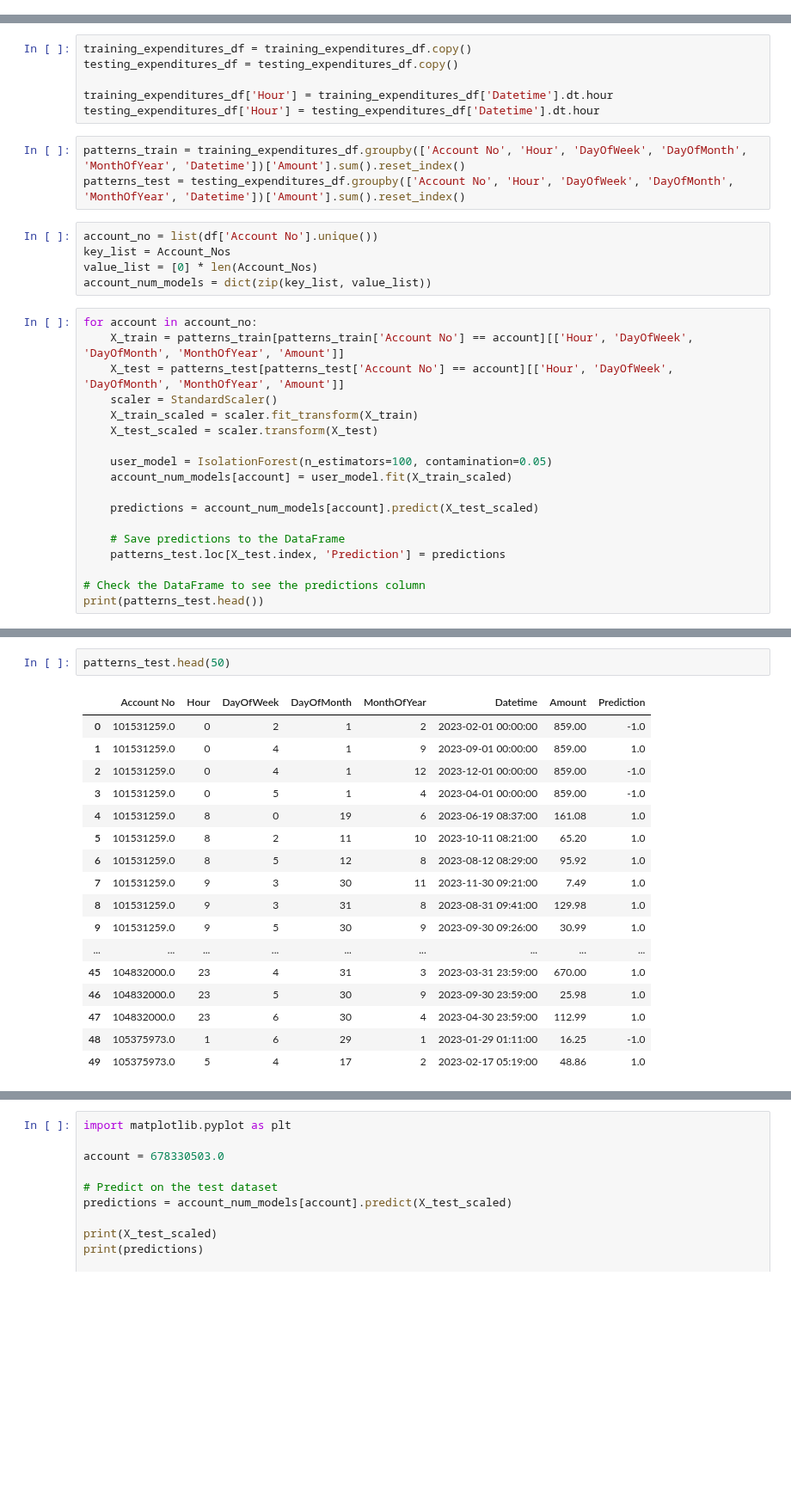
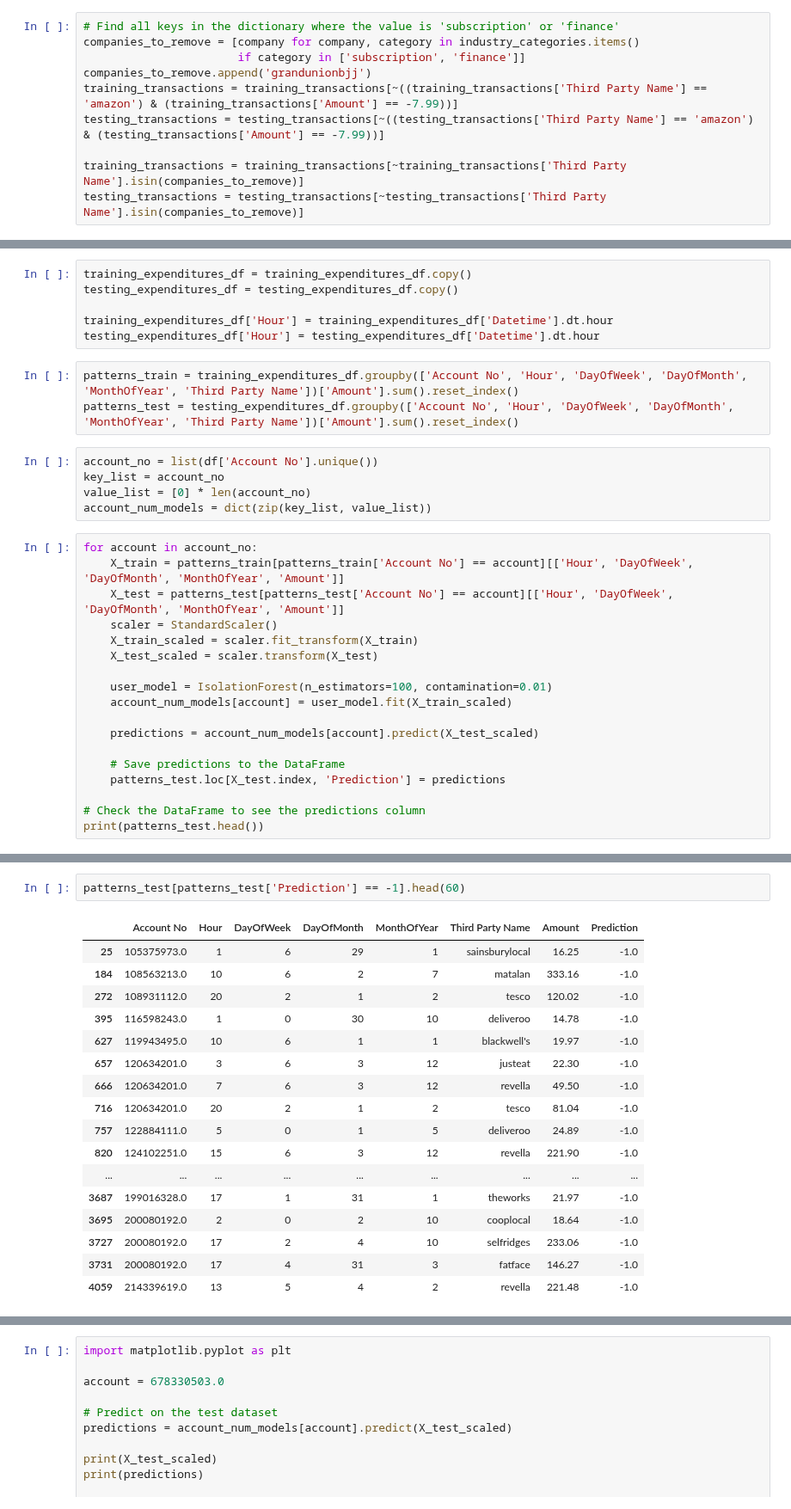
Before and after one commit to UoB-DSMP-2023-24/dsmp-2024-group27, a Jupyter notebook: AnomalyDetection/User Isolation Forest.ipynb, the cells around one changed output, grey strips where cells are left out. Shown at 86% size. Drawn from its saved outputs; the diff is of its cells as text; blank space fills up the shorter version.

```diff
--- a/AnomalyDetection/User Isolation Forest.ipynb
+++ b/AnomalyDetection/User Isolation Forest.ipynb
@@ -13,0 +36,10 @@ training_transactions, testing_transactions = train_test_split(df, test_size=0.2
+# %%
+# Find all keys in the dictionary where the value is 'subscription' or 'finance'
+companies_to_remove = [company for company, category in industry_categories.items()
+                       if category in ['subscription', 'finance']]
+companies_to_remove.append('grandunionbjj')
+training_transactions = training_transactions[~((training_transactions['Third Party Name'] == 'amazon') & (training_transactions['Amount'] == -7.99))]
+testing_transactions = testing_transactions[~((testing_transactions['Third Party Name'] == 'amazon') & (testing_transactions['Amount'] == -7.99))]
+
+training_transactions = training_transactions[~training_transactions['Third Party Name'].isin(companies_to_remove)]
+testing_transactions = testing_transactions[~testing_transactions['Third Party Name'].isin(companies_to_remove)]
@@ -37,12 +85,12 @@ testing_expenditures_df = testing_expenditures_df.copy()
 training_expenditures_df['Hour'] = training_expenditures_df['Datetime'].dt.hour
 testing_expenditures_df['Hour'] = testing_expenditures_df['Datetime'].dt.hour
 # %%
-patterns_train = training_expenditures_df.groupby(['Account No', 'Hour', 'DayOfWeek', 'DayOfMonth', 'MonthOfYear', 'Datetime'])['Amount'].sum().reset_index()
-patterns_test = testing_expenditures_df.groupby(['Account No', 'Hour', 'DayOfWeek', 'DayOfMonth', 'MonthOfYear', 'Datetime'])['Amount'].sum().reset_index()
+patterns_train = training_expenditures_df.groupby(['Account No', 'Hour', 'DayOfWeek', 'DayOfMonth', 'MonthOfYear', 'Third Party Name'])['Amount'].sum().reset_index()
+patterns_test = testing_expenditures_df.groupby(['Account No', 'Hour', 'DayOfWeek', 'DayOfMonth', 'MonthOfYear', 'Third Party Name'])['Amount'].sum().reset_index()
 # %%
 account_no = list(df['Account No'].unique())
-key_list = Account_Nos
-value_list = [0] * len(Account_Nos)
+key_list = account_no
+value_list = [0] * len(account_no)
 account_num_models = dict(zip(key_list, value_list))
 # %%
 for account in account_no:
@@ -52,7 +100,7 @@ for account in account_no:
     X_train_scaled = scaler.fit_transform(X_train)
     X_test_scaled = scaler.transform(X_test)
 
-    user_model = IsolationForest(n_estimators=100, contamination=0.05)
+    user_model = IsolationForest(n_estimators=100, contamination=0.01)
     account_num_models[account] = user_model.fit(X_train_scaled)
 
     predictions = account_num_models[account].predict(X_test_scaled)
@@ -79,21 +127,21 @@ print(patterns_test.head())
 # %%
-patterns_test.head(50)
+patterns_test[patterns_test['Prediction'] == -1].head(60)
 # %% [output]
-|  | Account No | Hour | DayOfWeek | DayOfMonth | MonthOfYear | Datetime | Amount | Prediction |
-| 0 | 101531259.0 | 0 | 2 | 1 | 2 | 2023-02-01 00:00:00 | 859.00 | -1.0 |
-| 1 | 101531259.0 | 0 | 4 | 1 | 9 | 2023-09-01 00:00:00 | 859.00 | 1.0 |
-| 2 | 101531259.0 | 0 | 4 | 1 | 12 | 2023-12-01 00:00:00 | 859.00 | -1.0 |
-| 3 | 101531259.0 | 0 | 5 | 1 | 4 | 2023-04-01 00:00:00 | 859.00 | -1.0 |
-| 4 | 101531259.0 | 8 | 0 | 19 | 6 | 2023-06-19 08:37:00 | 161.08 | 1.0 |
-| 5 | 101531259.0 | 8 | 2 | 11 | 10 | 2023-10-11 08:21:00 | 65.20 | 1.0 |
-| 6 | 101531259.0 | 8 | 5 | 12 | 8 | 2023-08-12 08:29:00 | 95.92 | 1.0 |
-| 7 | 101531259.0 | 9 | 3 | 30 | 11 | 2023-11-30 09:21:00 | 7.49 | 1.0 |
-| 8 | 101531259.0 | 9 | 3 | 31 | 8 | 2023-08-31 09:41:00 | 129.98 | 1.0 |
-| 9 | 101531259.0 | 9 | 5 | 30 | 9 | 2023-09-30 09:26:00 | 30.99 | 1.0 |
+|  | Account No | Hour | DayOfWeek | DayOfMonth | MonthOfYear | Third Party Name | Amount | Prediction |
+| 25 | 105375973.0 | 1 | 6 | 29 | 1 | sainsburylocal | 16.25 | -1.0 |
+| 184 | 108563213.0 | 10 | 6 | 2 | 7 | matalan | 333.16 | -1.0 |
+| 272 | 108931112.0 | 20 | 2 | 1 | 2 | tesco | 120.02 | -1.0 |
+| 395 | 116598243.0 | 1 | 0 | 30 | 10 | deliveroo | 14.78 | -1.0 |
+| 627 | 119943495.0 | 10 | 6 | 1 | 1 | blackwell's | 19.97 | -1.0 |
+| 657 | 120634201.0 | 3 | 6 | 3 | 12 | justeat | 22.30 | -1.0 |
+| 666 | 120634201.0 | 7 | 6 | 3 | 12 | revella | 49.50 | -1.0 |
+| 716 | 120634201.0 | 20 | 2 | 1 | 2 | tesco | 81.04 | -1.0 |
+| 757 | 122884111.0 | 5 | 0 | 1 | 5 | deliveroo | 24.89 | -1.0 |
+| 820 | 124102251.0 | 15 | 6 | 3 | 12 | revella | 221.90 | -1.0 |
 | ... | ... | ... | ... | ... | ... | ... | ... | ... |
-| 45 | 104832000.0 | 23 | 4 | 31 | 3 | 2023-03-31 23:59:00 | 670.00 | 1.0 |
-| 46 | 104832000.0 | 23 | 5 | 30 | 9 | 2023-09-30 23:59:00 | 25.98 | 1.0 |
-| 47 | 104832000.0 | 23 | 6 | 30 | 4 | 2023-04-30 23:59:00 | 112.99 | 1.0 |
-| 48 | 105375973.0 | 1 | 6 | 29 | 1 | 2023-01-29 01:11:00 | 16.25 | -1.0 |
-| 49 | 105375973.0 | 5 | 4 | 17 | 2 | 2023-02-17 05:19:00 | 48.86 | 1.0 |
+| 3687 | 199016328.0 | 17 | 1 | 31 | 1 | theworks | 21.97 | -1.0 |
+| 3695 | 200080192.0 | 2 | 0 | 2 | 10 | cooplocal | 18.64 | -1.0 |
+| 3727 | 200080192.0 | 17 | 2 | 4 | 10 | selfridges | 233.06 | -1.0 |
+| 3731 | 200080192.0 | 17 | 4 | 31 | 3 | fatface | 146.27 | -1.0 |
+| 4059 | 214339619.0 | 13 | 5 | 4 | 2 | revella | 221.48 | -1.0 |
 # %%
```
Also changed, not shown: parts of 7 cells of this notebook, 2 other files.
